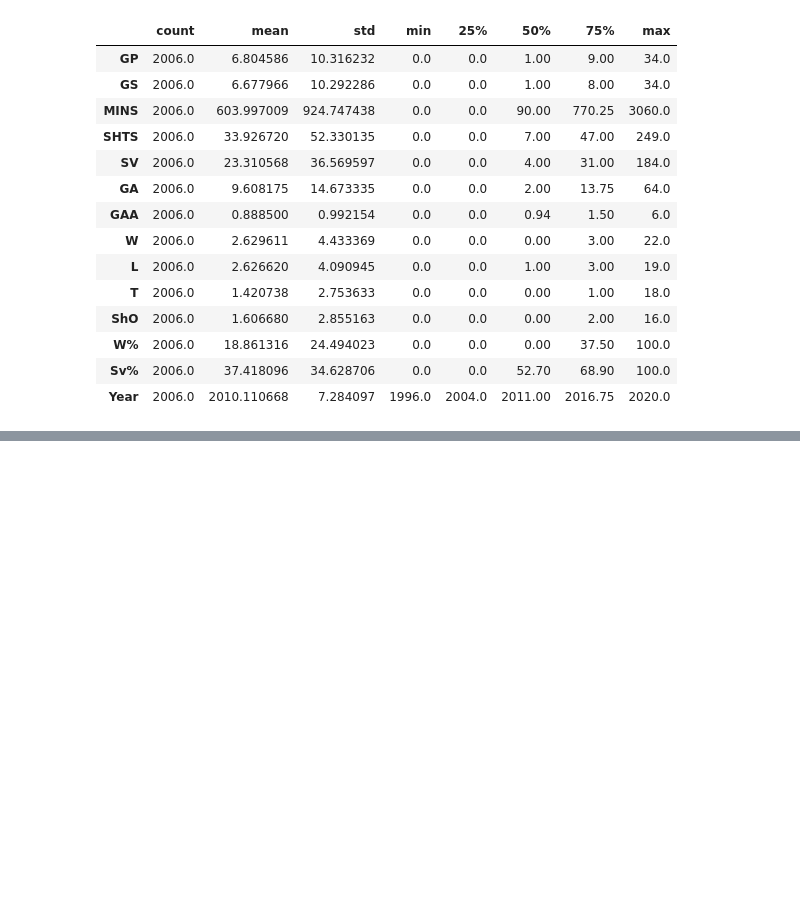
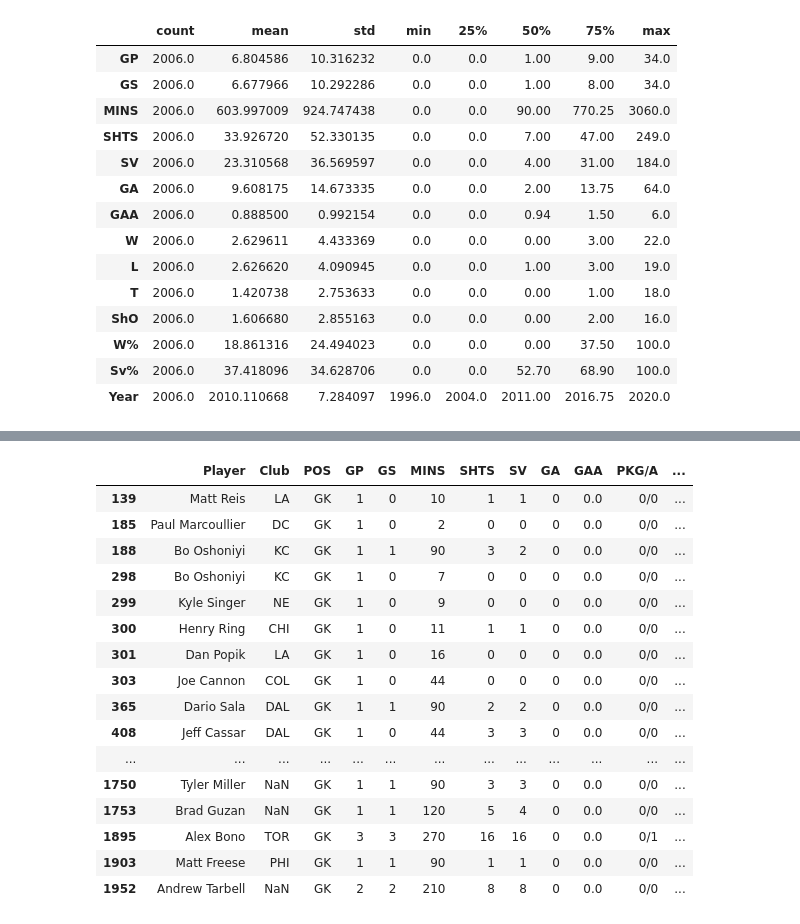
Before and after one commit to AJMartinezLlanes/innis-2ndtry, a Jupyter notebook: goalies.ipynb, the cells around one changed output, grey strips where cells are left out. Drawn from its saved outputs; the diff is of its cells as text; code cells hidden in the pictures; blank space fills up the shorter version.

Commit message:
goalies

```diff
--- a/goalies.ipynb
+++ b/goalies.ipynb
@@ -1,7 +1,7 @@
 # %%
 from imports import *
 # %%
-df = pd.read_csv('~/codeup-data-science/innis-2ndtry/MLS_data/all_goalkeepers.csv')
+df = pd.read_csv('MLS_data/all_goalkeepers.csv')
 df.head()
 # %% [output]
 |  | Player | Club | POS | GP | GS | MINS | SHTS | SV | GA | GAA | PKG/A | ... |
@@ -50,0 +111,21 @@ df.describe().T
+# %%
+goalies_undefeated = df[(df.GA == 0)&(df.MINS>0)]
+goalies_undefeated
+# %% [output]
+|  | Player | Club | POS | GP | GS | MINS | SHTS | SV | GA | GAA | PKG/A | ... |
+| 139 | Matt Reis | LA | GK | 1 | 0 | 10 | 1 | 1 | 0 | 0.0 | 0/0 | ... |
+| 185 | Paul Marcoullier | DC | GK | 1 | 0 | 2 | 0 | 0 | 0 | 0.0 | 0/0 | ... |
+| 188 | Bo Oshoniyi | KC | GK | 1 | 1 | 90 | 3 | 2 | 0 | 0.0 | 0/0 | ... |
+| 298 | Bo Oshoniyi | KC | GK | 1 | 0 | 7 | 0 | 0 | 0 | 0.0 | 0/0 | ... |
+| 299 | Kyle Singer | NE | GK | 1 | 0 | 9 | 0 | 0 | 0 | 0.0 | 0/0 | ... |
+| 300 | Henry Ring | CHI | GK | 1 | 0 | 11 | 1 | 1 | 0 | 0.0 | 0/0 | ... |
+| 301 | Dan Popik | LA | GK | 1 | 0 | 16 | 0 | 0 | 0 | 0.0 | 0/0 | ... |
+| 303 | Joe Cannon | COL | GK | 1 | 0 | 44 | 0 | 0 | 0 | 0.0 | 0/0 | ... |
+| 365 | Dario Sala | DAL | GK | 1 | 1 | 90 | 2 | 2 | 0 | 0.0 | 0/0 | ... |
+| 408 | Jeff Cassar | DAL | GK | 1 | 0 | 44 | 3 | 3 | 0 | 0.0 | 0/0 | ... |
+| ... | ... | ... | ... | ... | ... | ... | ... | ... | ... | ... | ... | ... |
+| 1750 | Tyler Miller | NaN | GK | 1 | 1 | 90 | 3 | 3 | 0 | 0.0 | 0/0 | ... |
+| 1753 | Brad Guzan | NaN | GK | 1 | 1 | 120 | 5 | 4 | 0 | 0.0 | 0/0 | ... |
+| 1895 | Alex Bono | TOR | GK | 3 | 3 | 270 | 16 | 16 | 0 | 0.0 | 0/1 | ... |
+| 1903 | Matt Freese | PHI | GK | 1 | 1 | 90 | 1 | 1 | 0 | 0.0 | 0/0 | ... |
+| 1952 | Andrew Tarbell | NaN | GK | 2 | 2 | 210 | 8 | 8 | 0 | 0.0 | 0/0 | ... |
```
Also changed, not shown: parts of 5 cells of this notebook.
